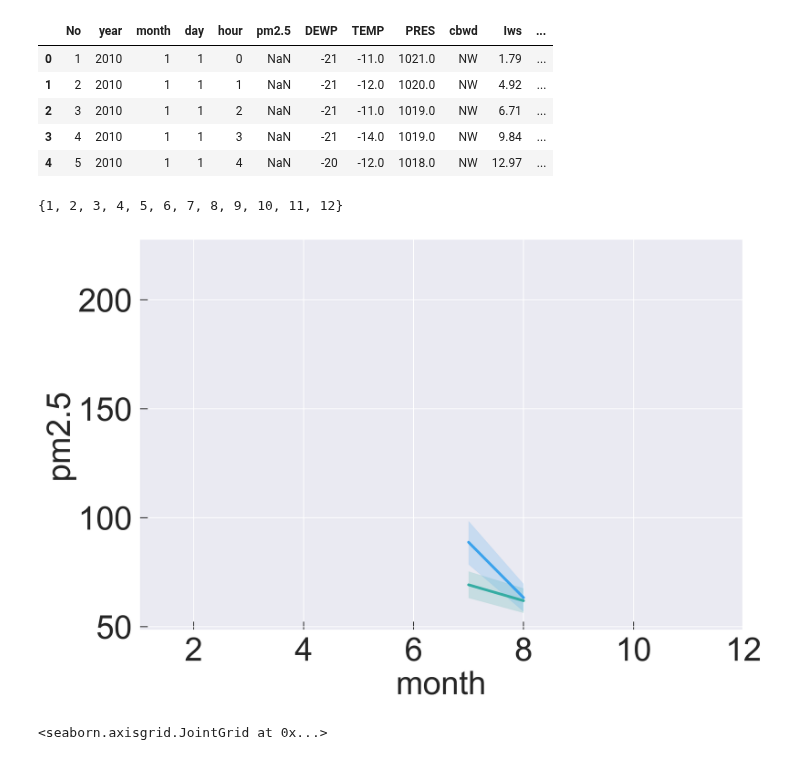
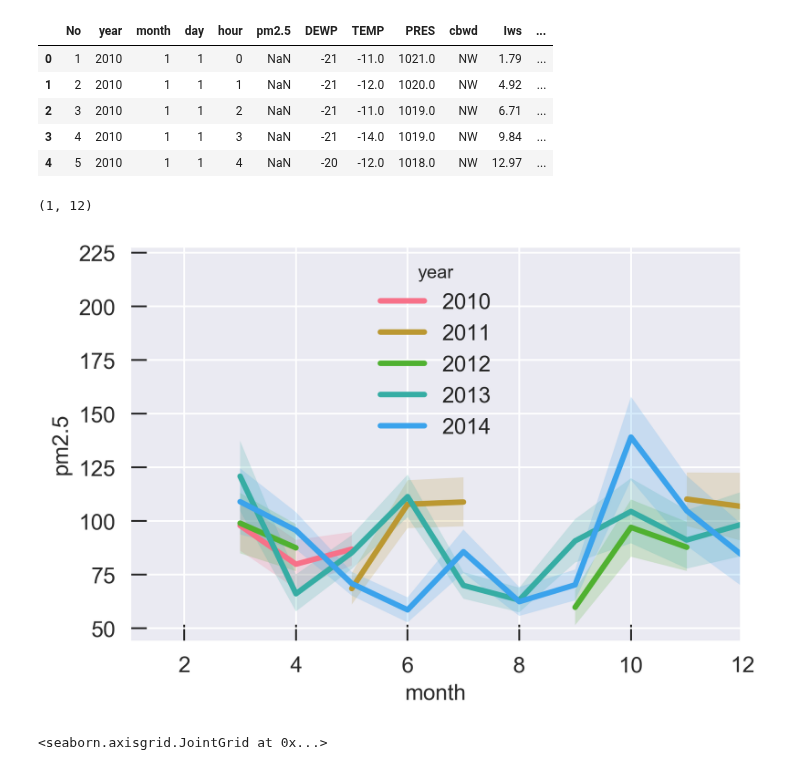
Before and after one commit to JanaLasser/data-science-course, a Jupyter notebook: day2/exercises-02-pandas.ipynb, the cells around one changed output. Drawn from its saved outputs; the diff is of its cells as text; code cells hidden in the pictures.

```diff
--- a/day2/exercises-02-pandas.ipynb
+++ b/day2/exercises-02-pandas.ipynb
@@ -22,3 +22,9 @@ Read the [Beijing PM2.5 Data Data Set](http://archive.ics.uci.edu/ml/datasets/Be
 
 1. Average pm2.5 count at each month. Plot separate curves for each year.
 2. Plot the correlation between pm2.5 and temperature.
+# %%
+import matplotlib
+matplotlib.rcParams['figure.figsize'] = (8,6)
+%matplotlib inline
+from importlib import reload
+reload(plt)
@@ -44,4 +52,5 @@ df.head()
 | 3 | 4 | 2010 | 1 | 1 | 3 | NaN | -21 | -14.0 | 1019.0 | NW | 9.84 | ... |
 | 4 | 5 | 2010 | 1 | 1 | 4 | NaN | -20 | -12.0 | 1018.0 | NW | 12.97 | ... |
 # %%
-x = df[['year', 'month', 'day', 'pm2.5']]
+pm = pm[['year', 'month', 'day', 'pm2.5']]
+pm = pm[pd.notnull(pm['pm2.5'])]
@@ -48,15 +59,12 @@ x = df[['year', 'month', 'day', 'pm2.5']]
 # %%
-z = x.groupby(['year', 'month', 'day']).aggregate('mean').reset_index()
-z = z[pd.notnull(z['pm2.5'])]
+gh = pm.groupby(['year', 'month', 'day']).aggregate('mean').loc(axis=0)[:,:,:30].reset_index()
+gh = gh[pd.notnull(gh['pm2.5'])]
-# %%
-set(z['month'])
-# %% [output]
-{1, 2, 3, 4, 5, 6, 7, 8, 9, 10, 11, 12}
 # %%
-ax = sns.tsplot(z, time = 'month', unit = 'day', condition = 'year', value = 'pm2.5')
-ax.legend_.remove()
+ax = sns.tsplot(gh, time = 'month', unit = 'day', condition= 'year', value = 'pm2.5')
+ax.set_xlim(1,12)
 # %% [output]
+(1, 12)
-[figure, old version]
+[figure, new version]
 # %%
 d = pm[pd.notnull(pm['pm2.5']) & pd.notnull(pm['TEMP'])]
 sns.jointplot('TEMP', 'pm2.5', data = d, kind = 'scatter')
```
Also changed, not shown: parts of 4 cells of this notebook, 1 other file.
